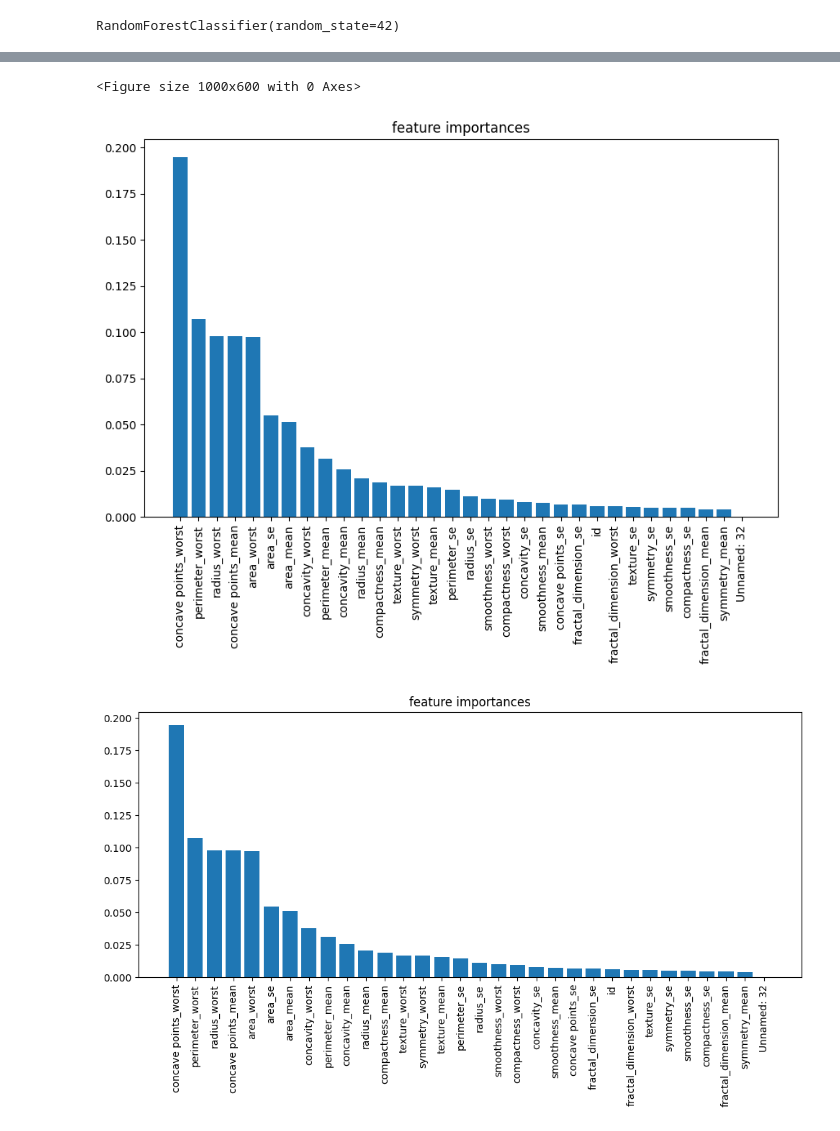
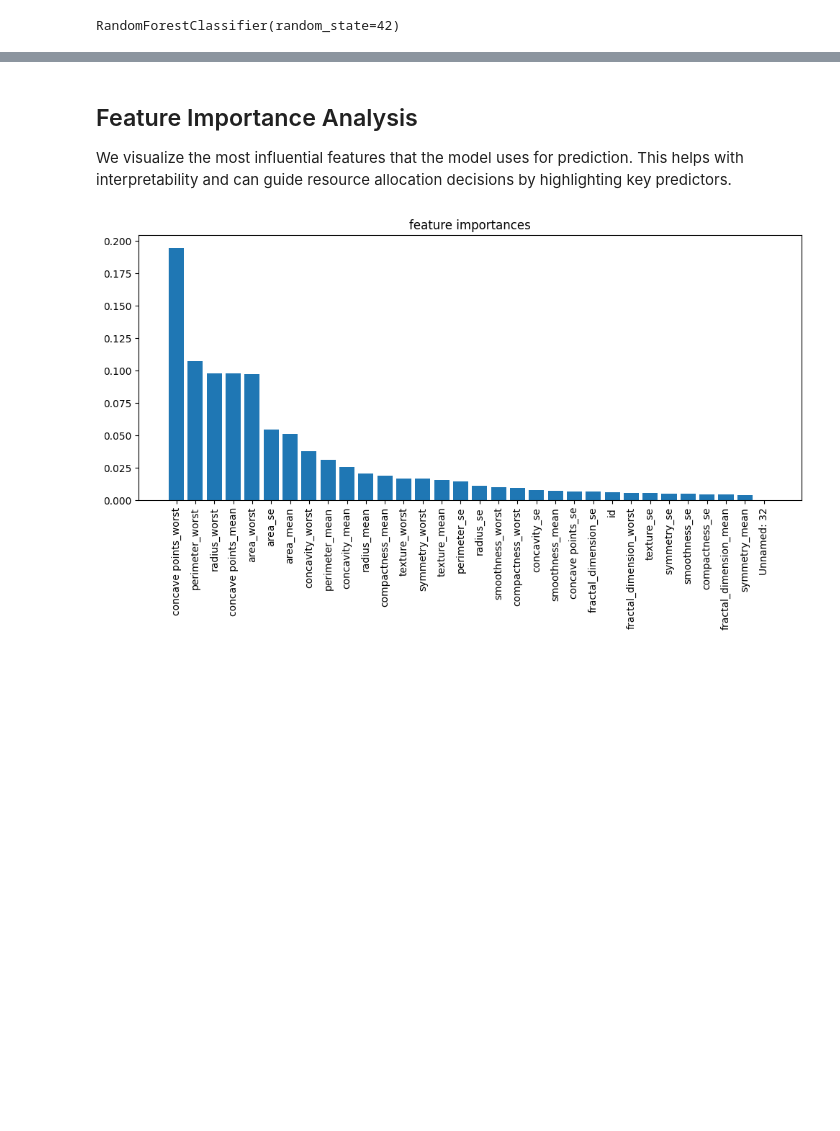
Before and after one commit to AI-DeepThinkers/Building-Intelligent-Solutions, a Jupyter notebook: Week 4 Part 2 Task 3/Breast_Cancer_Model.ipynb, the cells around one changed output, grey strips where cells are left out. Saved outputs shown, nothing was run; the diff lists cells and outputs as text; code cells hidden in the pictures; blank space fills up the shorter version.

```diff
--- a/Week 4 Part 2 Task 3/Breast_Cancer_Model.ipynb
+++ b/Week 4 Part 2 Task 3/Breast_Cancer_Model.ipynb
@@ -1,8 +18,9 @@
 # %%
 import pandas as pd
+
 #Load the uploaded CSC file
-df=pd.read_csv('/content/data.csv.csv')
+df = pd.read_csv('data.csv')
 
 #Show the first few rows
-df.head
+df.head()
 # %% [output]
@@ -40,11 +51,7 @@ df['diagnosis']= df['diagnosis'].map({'M':1,'B':0})
 # %%
 from sklearn.model_selection import train_test_split
-#Features (everything except diagnosis) and labels(diagnosis)
-x=df.drop('diagnosis',axis=1)
-y=df['diagnosis']
 
 #Split the data:80% training,20% testing
 #Correcting the assignment from train_test_split to unpack the tuple
-x_train,x_test,y_train,y_test=train_test_split(x,y, test_size=0.2,
-                                               random_state=42)
+x_train,x_test,y_train,y_test=train_test_split(x,y, test_size=0.2, random_state=42)
 #Now the x_train,x_test,y_train,and y_test are correctly assigned the split data.
@@ -106,52 +128,24 @@ Index(['id', 'diagnosis', 'radius_mean', 'texture_mean', 'perimeter_mean',
+# %% [markdown]
+## Feature Importance Analysis
+
+We visualize the most influential features that the model uses for prediction. This helps with interpretability and can guide resource allocation decisions by highlighting key predictors.
 # %%
 import matplotlib.pyplot as plt
 import numpy as np
- #Plot feature importances
- #Get the feature importances from the trained model
+
+
+#Get the feature importances from the trained model
 importances=model.feature_importances_
 #Get the indices that sort the importances in descending order
 indices=np.argsort (importances) [::-1]
 features=x.columns
-#plot the bars
-plt.figure(figsize=(10,6))
-import matplotlib.pyplot as plt
-import numpy as np
- #Plot feature importances
- #Get the feature importances from the trained model
-importances=model.feature_importances_
-#Get the indices that sort the importances in descending order
-indices=np.argsort (importances) [::-1]
-features=x.columns
+
 #plot the bars
 plt.figure(figsize=(10,6))
 plt.title("feature importances")
-
-plt.bar(range(x.shape[1]),importances[indices])
-
-#set the x-axis labels to feature names and rotate them
-plt.xticks(range(x.shape[1]),
-features[indices],rotation=90)
-import matplotlib.pyplot as plt
-import numpy as np
- #Plot feature importances
- #Get the feature importances from the trained model
-importances=model.feature_importances_
-#Get the indices that sort the importances in descending order
-indices=np.argsort (importances) [::-1]
-features=x.columns
-#plot the bars
-plt.figure(figsize=(10,6))
-plt.title("feature importances")
-
-plt.bar(range(x.shape[1]),importances[indices])
-
-#set the x-axis labels to feature names and rotate them
-plt.xticks(range(x.shape[1]),
-features[indices],rotation=90)
+plt.bar(range(x.shape[1]), importances[indices])
+plt.xticks(range(x.shape[1]), features[indices],rotation=90)
 plt.tight_layout()
 plt.show()
-plt.show()
 # %% [output]
-<Figure size 1000x600 with 0 Axes>
-[figure, old version]
+[figure, new version]
-[figure, removed]
```
Also changed, not shown: parts of 20 cells of this notebook, 2 other files.
